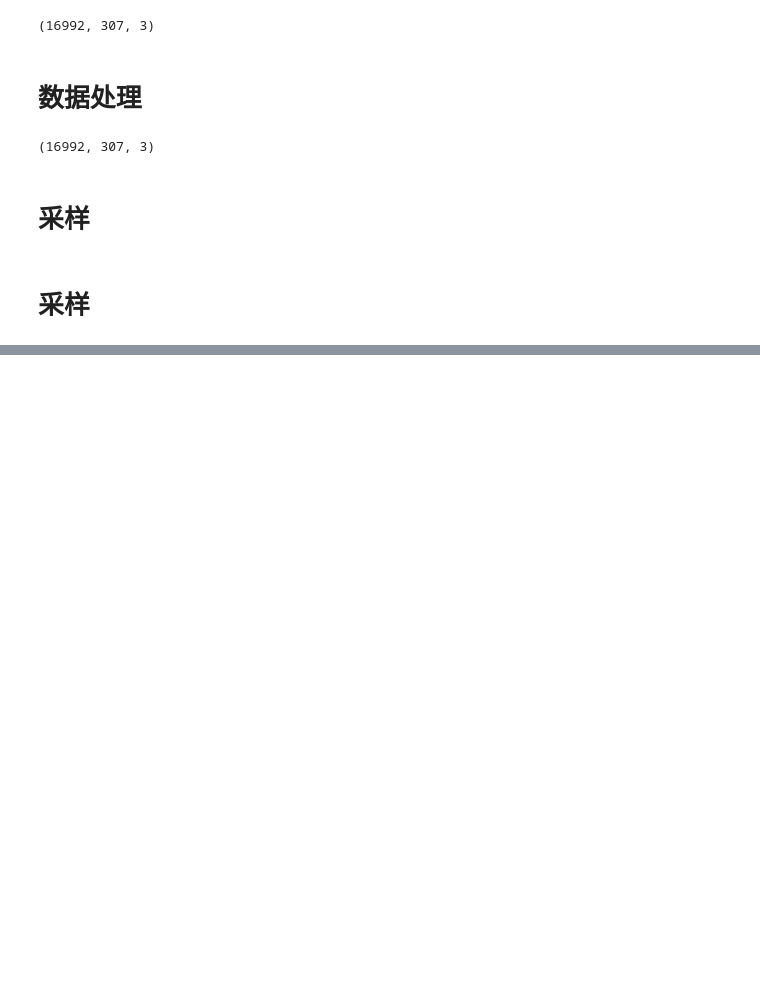
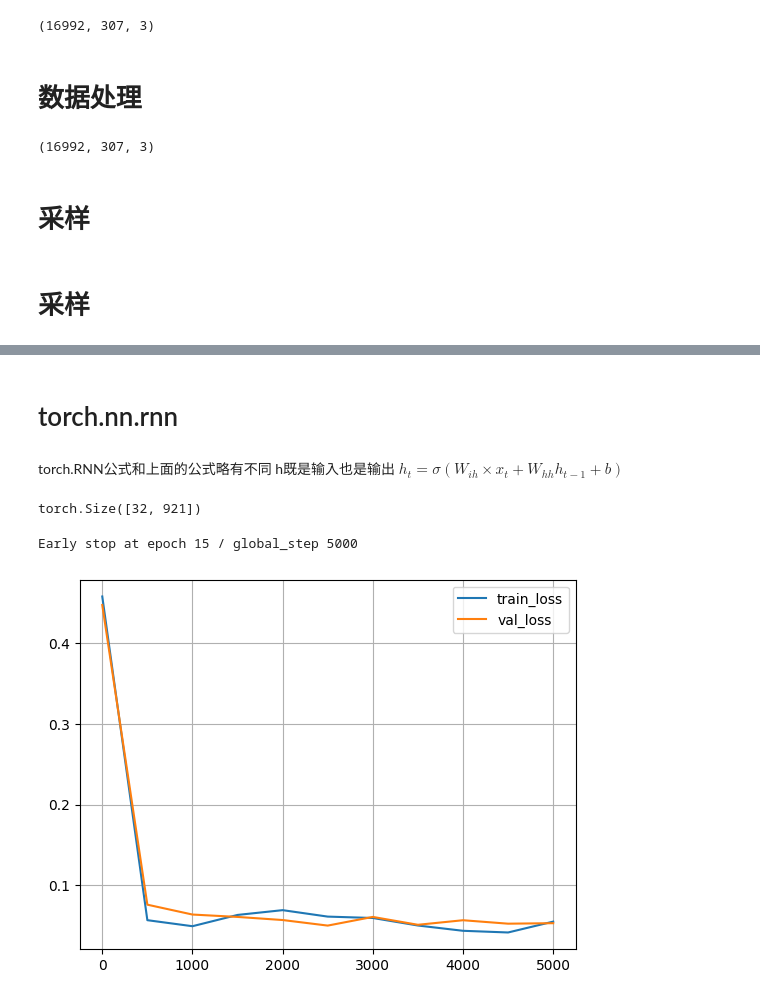
Before and after one commit to Brynn-jx/BJTU_DeepLearning, a Jupyter notebook: 循环神经网络实验一.ipynb, the cells around one changed output, grey strips where cells are left out. Cells and saved outputs as stored; diff of their text form; code cells hidden in the pictures; blank space fills up the shorter version.

```diff
--- a/循环神经网络实验一.ipynb
+++ b/循环神经网络实验一.ipynb
@@ -257,0 +298,4 @@ record_manual_vehicle = training_manual_rnn(
+# %%
+model_manual_rnn.eval()
+loss, mae= evaluating(model_manual_rnn, test_loader, loss_fct_manual_rnn)
+print(f"loss:     {loss:.4f}\nmae: {mae:.4f}")
@@ -257,0 +305,6 @@ record_manual_vehicle = training_manual_rnn(
+# %% [markdown]
+# torch.nn.rnn
+# %% [markdown]
+torch.RNN公式和上面的公式略有不同
+h既是输入也是输出
+$h_t=σ(W_{ih}\times x_t + W_{hh}h_{t−1} + b)$
@@ -257,0 +325,8 @@ record_manual_vehicle = training_manual_rnn(
+# %%
+x = torch.randn(32, 12, 307 * 3)
+model = RNN(307*3, 256, 307*3)
+# output, hidden = model(x)
+# hidden = hidden[-1]
+# print(hidden.size())
+# %% [output]
+torch.Size([32, 921])
@@ -257,0 +421,34 @@ record_manual_vehicle = training_manual_rnn(
+# %%
+epoch = 30
+model_rnn = RNN(307 * 3, 128, 307 * 3)
+loss_fct_rnn = loss_fn
+optimizerl_rnn = torch.optim.Adam(model_rnn.parameters(), lr=0.001, weight_decay=1e-4)
+early_stop_callback = EarlyStopCallback(patience=5)
+model_rnn = model_rnn.to(device)
+record_rnn = training_rnn(
+    model_rnn,
+    train_loader,
+    val_loader,
+    epoch,
+    loss_fct_rnn,
+    optimizerl_rnn,
+    early_stop_callback=early_stop_callback,
+    eval_step=500
+    )
+# %% [output]
+Early stop at epoch 15 / global_step 5000
+# %%
+step = [i["step"] for i in record_rnn["train"]]
+loss = [i["loss"] for i in record_rnn["train"]]
+plt.plot(step[::500], loss[::500], label="train_loss")
+plt.plot([i["step"] for i in record_rnn["val"]], [i["loss"] for i in record_rnn["val"]], label="val_loss")
+plt.grid()
+plt.legend()
+# max_loss = max(
+#     max([i["loss"] for i in record_manual_rnn["train"]]),
+#     max([i["loss"] for i in record_manual_rnn["val"]])
+# )
+# plt.ylim(0, 4)  # 上浮10%留出余量
+plt.show()
+# %% [output]
+[figure, added]
```
Also changed, not shown: parts of 34 cells of this notebook.
